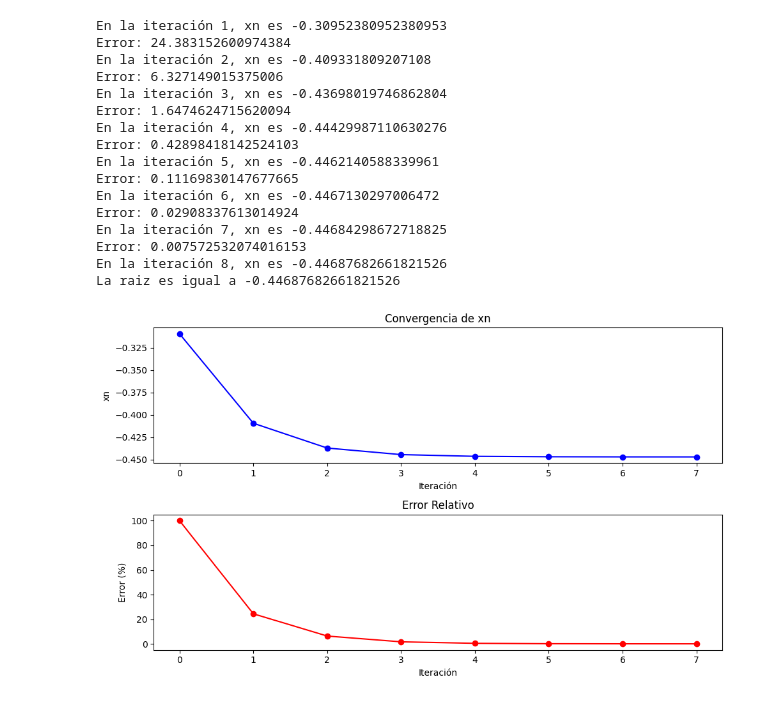
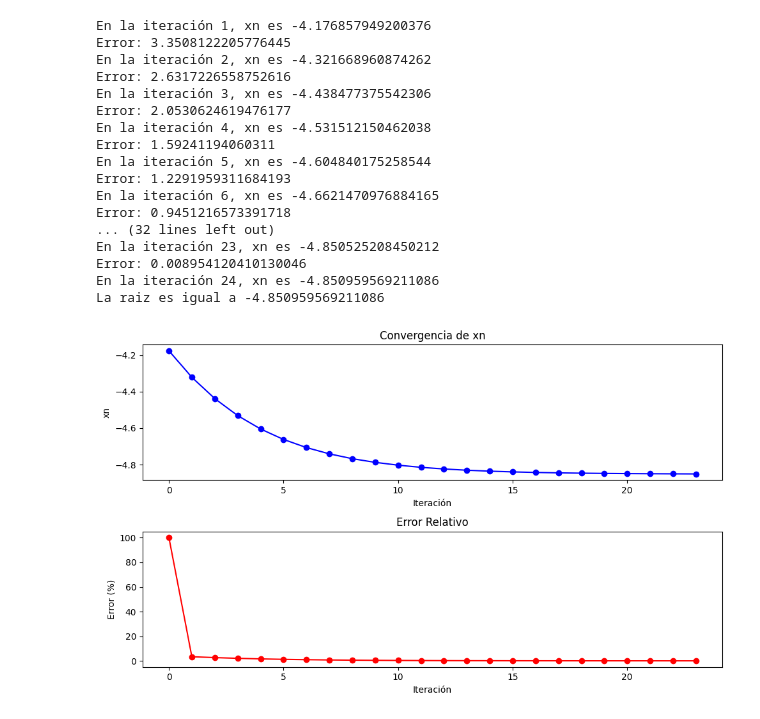
Before and after one commit to adavgonzalez/Metodos, a Jupyter notebook: Biseccion y Falsa Posicion/Ejercicio_5_4_Taller_1_Falsa_Posicion.ipynb, the cells around one changed output. Saved outputs shown, nothing was run; the diff lists cells and outputs as text; code cells hidden in the pictures.

```diff
--- a/Biseccion y Falsa Posicion/Ejercicio_5_4_Taller_1_Falsa_Posicion.ipynb
+++ b/Biseccion y Falsa Posicion/Ejercicio_5_4_Taller_1_Falsa_Posicion.ipynb
@@ -7,13 +5,13 @@ import numpy as np
 import matplotlib.pyplot as plt
 
 def funcion(x):
-    return -13 - 20 * x + 19 * x ** 2 - 3 * x ** 3
+    return 2 * x ** 4 - 4 * x ** 2 + 3 * x - 1000
 
 def error(X_nuevo, X_anterior):
     return abs((X_nuevo - X_anterior) / X_nuevo) * 100
 
-a = -1
-b = 0
+a = -10
+b = -4
 
 tolerancia = 1E-2
 
@@ -63,47 +61,48 @@ while Error >= tolerancia:
 
         else:
             a = xn
             fa = fxn
 
         i += 1
         print(f"En la iteración {i}, xn es {xn}")
 
     else:
         print(f"La raíz no está en el intervalo [{a}, {b}]")
         break
 
 print(f"La raiz es igual a {xn}")
 plt.figure(figsize=(10, 6))
 
 plt.subplot(2, 1, 1)
 plt.plot(list_i, list_xn, marker='o', color='b')
 plt.title('Convergencia de xn')
 plt.xlabel('Iteración')
 plt.ylabel('xn')
 
 plt.subplot(2, 1, 2)
 plt.plot(list_i, list_error, marker='o', color='r')
 plt.title('Error Relativo')
 plt.xlabel('Iteración')
 plt.ylabel('Error (%)')
 
 plt.tight_layout()
 plt.show()
 # %% [output]
-En la iteración 1, xn es -0.30952380952380953
-Error: 24.383152600974384
-En la iteración 2, xn es -0.409331809207108
-Error: 6.327149015375006
-En la iteración 3, xn es -0.43698019746862804
-Error: 1.6474624715620094
-En la iteración 4, xn es -0.44429987110630276
-Error: 0.42898418142524103
-En la iteración 5, xn es -0.4462140588339961
-Error: 0.11169830147677665
-En la iteración 6, xn es -0.4467130297006472
-Error: 0.02908337613014924
-En la iteración 7, xn es -0.44684298672718825
-Error: 0.007572532074016153
-En la iteración 8, xn es -0.44687682661821526
-La raiz es igual a -0.44687682661821526
+En la iteración 1, xn es -4.176857949200376
+Error: 3.3508122205776445
+En la iteración 2, xn es -4.321668960874262
+Error: 2.6317226558752616
+En la iteración 3, xn es -4.438477375542306
+Error: 2.0530624619476177
+En la iteración 4, xn es -4.531512150462038
+Error: 1.59241194060311
+En la iteración 5, xn es -4.604840175258544
+Error: 1.2291959311684193
+En la iteración 6, xn es -4.6621470976884165
+Error: 0.9451216573391718
+... (32 lines left out)
+En la iteración 23, xn es -4.850525208450212
+Error: 0.008954120410130046
+En la iteración 24, xn es -4.850959569211086
+La raiz es igual a -4.850959569211086
-[figure, old version]
+[figure, new version]
```
Also changed, not shown: parts of 1 cell of this notebook, 3 other files.
